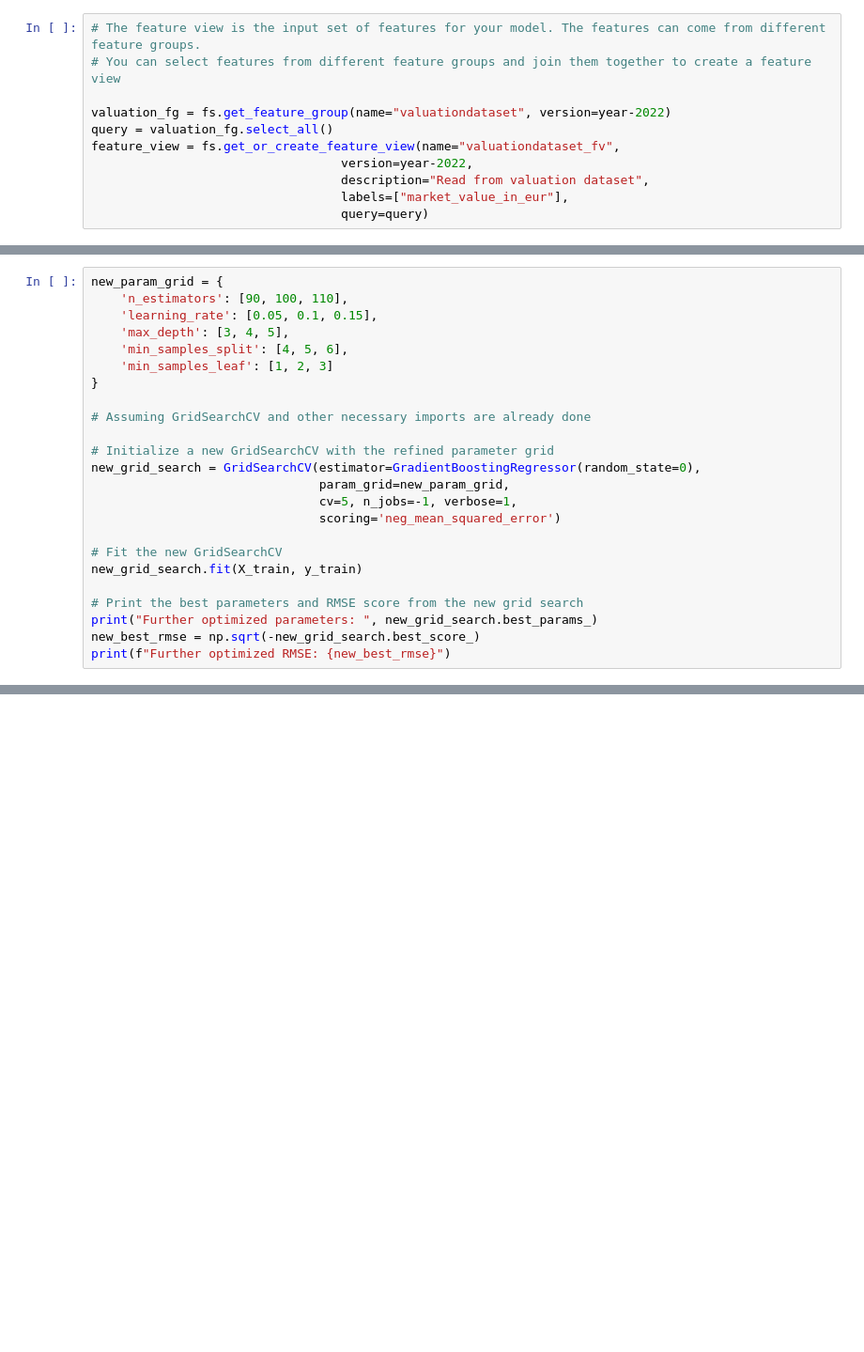
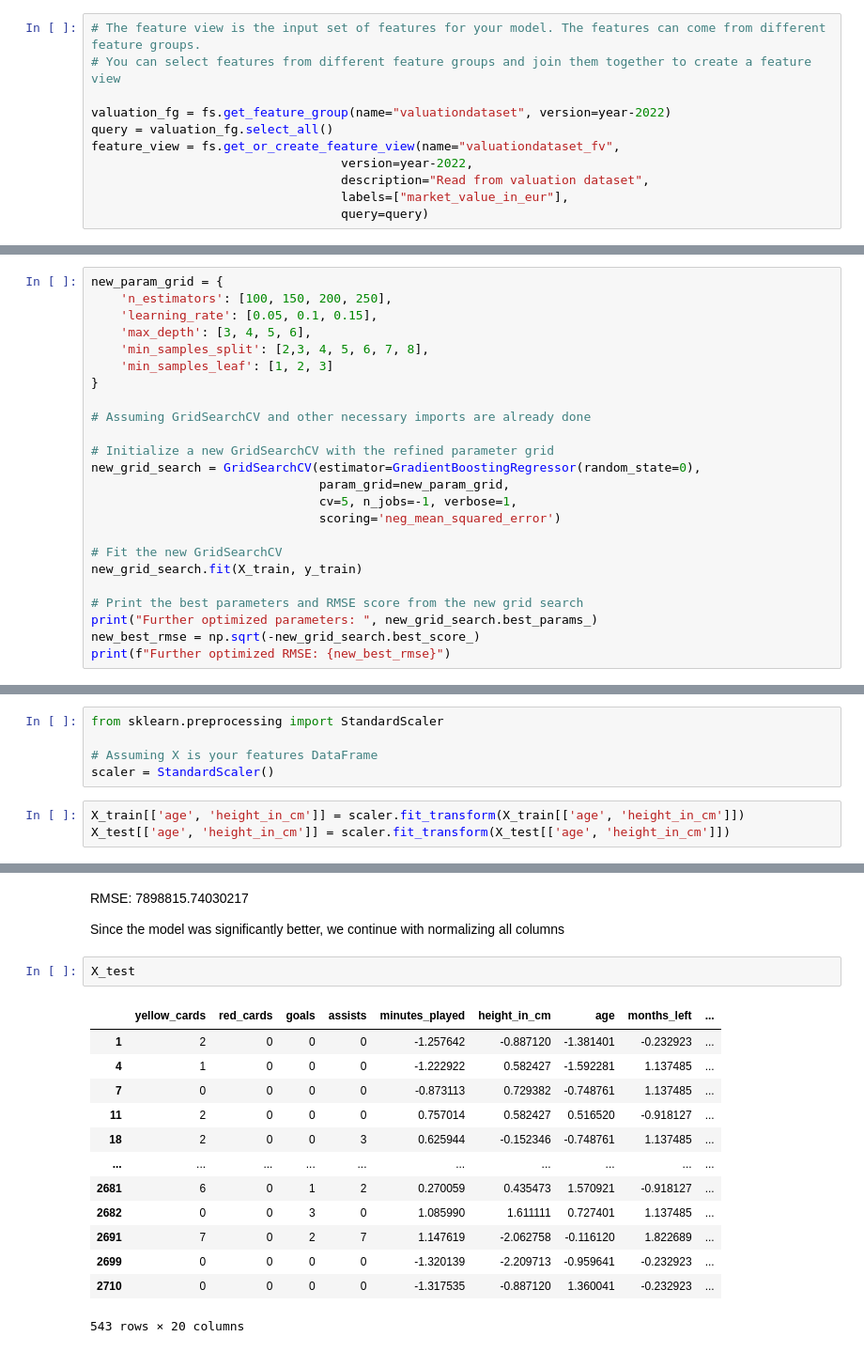
Before and after one commit to rogoran/transferValuationProject, a Jupyter notebook: model-evaluation.ipynb, the cells around one changed output, grey strips where cells are left out. Shown at 94% size. Cells and saved outputs as stored; diff of their text form; blank space fills up the shorter version.

```diff
--- a/model-evaluation.ipynb
+++ b/model-evaluation.ipynb
@@ -135,9 +141,9 @@ Best RMSE: 8395713.532848323
 # %%
 new_param_grid = {
-    'n_estimators': [90, 100, 110],
+    'n_estimators': [100, 150, 200, 250],
     'learning_rate': [0.05, 0.1, 0.15],
-    'max_depth': [3, 4, 5],
-    'min_samples_split': [4, 5, 6],
+    'max_depth': [3, 4, 5, 6],
+    'min_samples_split': [2,3, 4, 5, 6, 7, 8],
     'min_samples_leaf': [1, 2, 3]
 }
 
@@ -166,0 +181,8 @@ Further optimized RMSE: 8382218.227179526
+# %%
+from sklearn.preprocessing import StandardScaler
+
+# Assuming X is your features DataFrame
+scaler = StandardScaler()
+# %%
+X_train[['age', 'height_in_cm']] = scaler.fit_transform(X_train[['age', 'height_in_cm']])
+X_test[['age', 'height_in_cm']] = scaler.fit_transform(X_test[['age', 'height_in_cm']])
@@ -166,0 +203,20 @@ Further optimized RMSE: 8382218.227179526
+# %% [markdown]
+RMSE: 7898815.74030217
+
+Since the model was significantly better, we continue with normalizing all columns
+# %%
+X_test
+# %% [output]
+|  | yellow_cards | red_cards | goals | assists | minutes_played | height_in_cm | age | months_left | ... |
+| 1 | 2 | 0 | 0 | 0 | -1.257642 | -0.887120 | -1.381401 | -0.232923 | ... |
+| 4 | 1 | 0 | 0 | 0 | -1.222922 | 0.582427 | -1.592281 | 1.137485 | ... |
+| 7 | 0 | 0 | 0 | 0 | -0.873113 | 0.729382 | -0.748761 | 1.137485 | ... |
+| 11 | 2 | 0 | 0 | 0 | 0.757014 | 0.582427 | 0.516520 | -0.918127 | ... |
+| 18 | 2 | 0 | 0 | 3 | 0.625944 | -0.152346 | -0.748761 | 1.137485 | ... |
+| ... | ... | ... | ... | ... | ... | ... | ... | ... | ... |
+| 2681 | 6 | 0 | 1 | 2 | 0.270059 | 0.435473 | 1.570921 | -0.918127 | ... |
+| 2682 | 0 | 0 | 3 | 0 | 1.085990 | 1.611111 | 0.727401 | 1.137485 | ... |
+| 2691 | 7 | 0 | 2 | 7 | 1.147619 | -2.062758 | -0.116120 | 1.822689 | ... |
+| 2699 | 0 | 0 | 0 | 0 | -1.320139 | -2.209713 | -0.959641 | -0.232923 | ... |
+| 2710 | 0 | 0 | 0 | 0 | -1.317535 | -0.887120 | 1.360041 | -0.232923 | ... |
+543 rows × 20 columns
```
Also changed, not shown: parts of 19 cells of this notebook, 2 other files.
